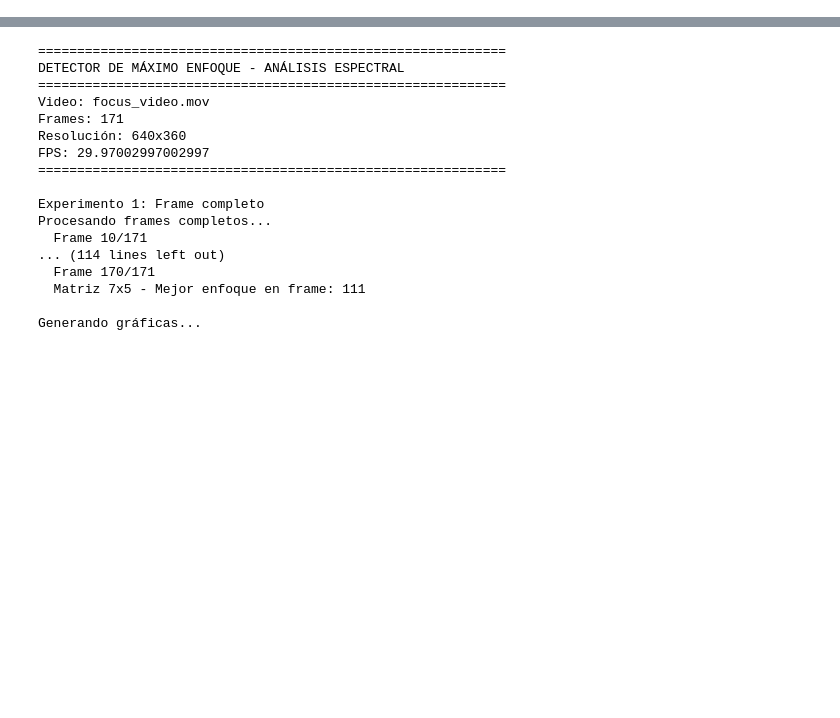
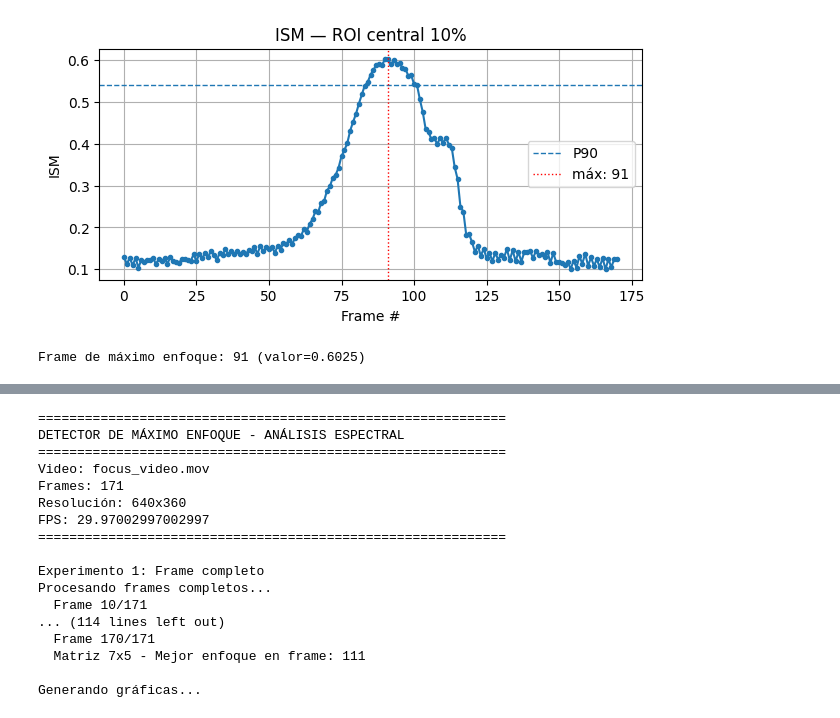
Before and after one commit to MartinAndu/Vision_Computadora_1_CEIA, a Jupyter notebook: TP2/TP2_Andujar_Ceballos_Otonelo.ipynb, the cells around one changed output, grey strips where cells are left out. Drawn from its saved outputs; the diff is of its cells as text; code cells hidden in the pictures; blank space fills up the shorter version.

```diff
--- a/TP2/TP2_Andujar_Ceballos_Otonelo.ipynb
+++ b/TP2/TP2_Andujar_Ceballos_Otonelo.ipynb
@@ -0,0 +42,12 @@
+# %%
+# --- Métricas alternativas ---
+def lap4_metric(gray, ksize=3):
+    g = to_gray(gray).astype(np.float32)
+    lap = cv2.Laplacian(g, cv2.CV_32F, ksize=ksize)
+    return float(np.var(lap))
+
+def tenengrad_metric(gray):
+    g = to_gray(gray).astype(np.float32)
+    gx = cv2.Sobel(g, cv2.CV_32F, 1, 0, ksize=3)
+    gy = cv2.Sobel(g, cv2.CV_32F, 0, 1, ksize=3)
+    return float(np.mean(gx*gx + gy*gy))
@@ -0,0 +198,8 @@
+# %%
+# === Experimento 2: ROI CENTRAL 10% (ISM) ===
+percentile = 90
+metrics_roi10, pts_roi10 = focus_measure(video_frames, mode='roi', metric='ISM', roi_frac=0.10)
+showMetric(metrics_roi10, percentile, 'ISM — ROI central 10%', 'ISM')
+# %% [output]
+[figure, added]
+Frame de máximo enfoque: 91 (valor=0.6025)
```
Also changed, not shown: parts of 13 cells of this notebook.
